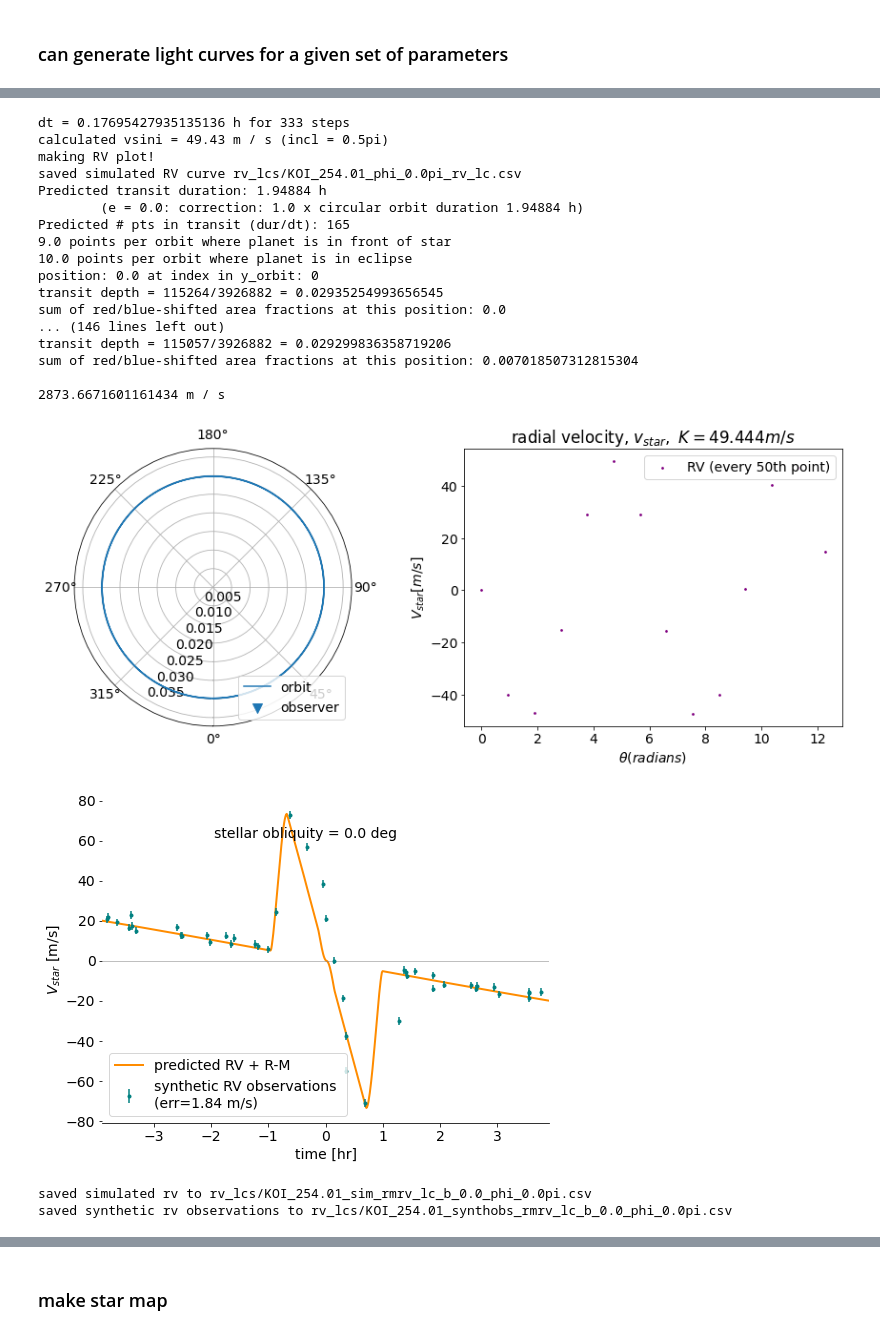
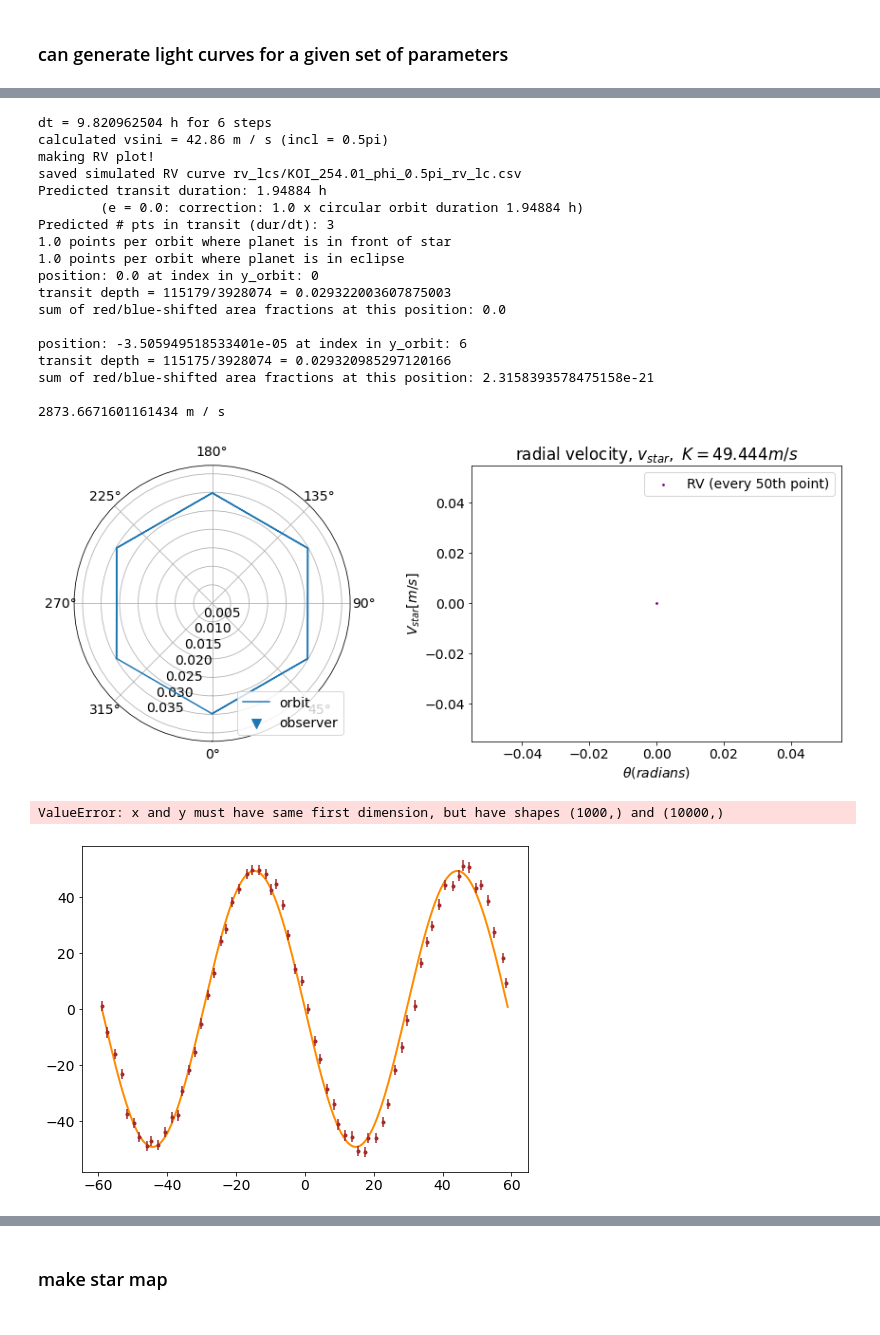
Before and after one commit to namagu/rossiter-mclaughlin-coaddventure, a Jupyter notebook: rv_from_scratch.ipynb, the cells around one changed output, grey strips where cells are left out. Cells and saved outputs as stored; diff of their text form; code cells hidden in the pictures.

```diff
--- a/rv_from_scratch.ipynb
+++ b/rv_from_scratch.ipynb
@@ -411,6 +411,8 @@ def predict_rm(t_array, r, thetas, x, y, z):
 
     x_boundaries = [left_edge, 0, 0, right_edge]
 
+    blue_area =
+
     testN = 5000000
     pl_r = rp.to(u.AU).value
     st_r = rstar.to(u.AU).value
@@ -460,7 +462,8 @@ def predict_rm(t_array, r, thetas, x, y, z):
 
         # is the point in the blue part of the star?
         # less blue light -> looks more red-shifted (moving away from viewer)
-        blue_mask = (pl_xtest > x_boundaries[0]) & (pl_xtest < x_boundaries[1])
+        #blue_mask = (pl_xtest > x_boundaries[0]) & (pl_xtest < x_boundaries[1])
+        blue_mask = (pl_ytest > pl_xtest*2*rstar*np.cos(phi_star))
         blue_blocked = len(pl_xtest[blue_mask]) / starN
         drv += blue_blocked * obs_vrot
         if debug: print(f"{blue_blocked*100}% blue light blocked")
@@ -561,7 +567,7 @@ r0 = a * (1 - e)  # initial planet position, default: periastron
 
 
 # initialize kepler solving
-n = 5000         # number of steps
+n = 100         # number of steps
 nP = 2            # number of periodts the time goes for
 # %% [markdown]
 ### can generate light curves for a given set of parameters
@@ -594,24 +600,25 @@ t_obs, ro, thetaso, xo, yo, zo = kepler_solver(n//15, P, nP, theta0, r0, 0.01)
 
 rmrv_obs = predict_rm(t_obs, ro, thetaso, xo,yo,zo)
 # %% [output]
-dt = 0.17695427935135136 h for 333 steps
-calculated vsini = 49.43 m / s (incl = 0.5pi)
+dt = 9.820962504 h for 6 steps
+calculated vsini = 42.86 m / s (incl = 0.5pi)
 making RV plot!
-saved simulated RV curve rv_lcs/KOI_254.01_phi_0.0pi_rv_lc.csv
+saved simulated RV curve rv_lcs/KOI_254.01_phi_0.5pi_rv_lc.csv
 Predicted transit duration: 1.94884 h
         (e = 0.0: correction: 1.0 x circular orbit duration 1.94884 h)
-Predicted # pts in transit (dur/dt): 165
-9.0 points per orbit where planet is in front of star
-10.0 points per orbit where planet is in eclipse
+Predicted # pts in transit (dur/dt): 3
+1.0 points per orbit where planet is in front of star
+1.0 points per orbit where planet is in eclipse
 position: 0.0 at index in y_orbit: 0
-transit depth = 115264/3926882 = 0.02935254993656545
+transit depth = 115179/3928074 = 0.029322003607875003
 sum of red/blue-shifted area fractions at this position: 0.0
-... (146 lines left out)
-transit depth = 115057/3926882 = 0.029299836358719206
-sum of red/blue-shifted area fractions at this position: 0.007018507312815304
+
+position: -3.505949518533401e-05 at index in y_orbit: 6
+transit depth = 115175/3928074 = 0.029320985297120166
+sum of red/blue-shifted area fractions at this position: 2.3158393578475158e-21
 
 2873.6671601161434 m / s
-[figure, old version]
+[figure, new version]
 # %%
 ## set error parameters (from MAROON-X, Jenn Burt)
 sigma_phot = 1.7   # RV photon uncertainty [m/s]
@@ -649,14 +656,23 @@ skip = 1
 ax.plot((t_array - P).to(u.hr), rmrv,
         #c = 'darkorange', s=10,
         lw=2, c='darkorange',
-        label=f"predicted RV + R-M") # (scaled by {scale})")
+        label=f"modeled RV + R-M") # (scaled by {scale})")
 
 
 # plot observed
 skip=20
 ax.errorbar((t_obs - P).to(u.hr), rmrv_obs, yerr=sigma_all*(u.m/u.s),
-            c='teal', fmt='.',label=f"synthetic RV observations \n(err={sigma_all:.3} m/s)"
+            c='brown', # 'teal',  # teal for phi=0, brown for phi=other
+            fmt='.',label=f"synthetic RV observations \n(err={sigma_all:.3} m/s)"
            )
+
+compare = pd.read_csv("rv_lcs/KOI_254.01_sim_rmrv_lc_b_0.0_phi_0.111pi.csv",
+                      header=4)['radial velocity [m/s]'] * (u.m/u.s)
+ax.plot((t_array - P).to(u.hr), compare )
+
+compare0 = pd.read_csv("rv_lcs/KOI_254.01_sim_rmrv_lc_b_0.0_phi_0.0pi.csv",
+                      header=4)['radial velocity [m/s]'] * (u.m/u.s)
+ax.plot((t_array - P).to(u.hr), compare0 )
 
 # plot just the r-m distrubance
 # scale = 1
@@ -680,37 +696,39 @@ ax.errorbar((t_obs - P).to(u.hr), rmrv_obs, yerr=sigma_all*(u.m/u.s),
 #         #c = 'purple', s=2,
 #         lw=2, c='purple',
 #         label=f"RV + R-M") # (scaled by {scale})")
 
 
 # formatting
 #ax.set_title(r"radial $V_{star}$ with Rossiter-McLaughlin")
 ax.set_xlabel(r"time [hr]")
 ax.set_ylabel(r"$V_{star}$ [m/s]")
 
 
 middle = 1 #P.to(u.hr).value  # 1 to start at 0
 window = np.array([-1,1])*2*dur.value
 ax.set_xlim(window[0], window[1])
-#ax.set_xlim(middle*(1-window), middle*(1+window))  # R-M window
+ax.set_ylim(-80,80)
 
 # additional visual markers
 # ax.vlines(0.5*dur.value*np.array([-1,1]),ax.get_ylim()[0],ax.get_ylim()[1],
 #           color='grey', alpha=0.4 , label=f"dur = {dur:.3}")
 ax.hlines(0,window[0],window[1],lw=1,colors='grey',alpha=0.5)
 
 for spine in ax.spines: ax.spines[spine].set_visible(False)
 ax.spines['bottom'].set_visible(True)
 
-plt.text(ax.get_xlim()[0]*0.5, ax.get_ylim()[1]*0.75, f"stellar obliquity = {phi_star * (180/np.pi):.3} deg")
+plt.text(ax.get_xlim()[1]*0, ax.get_ylim()[1]*0.75, f"stellar obliquity = {phi_star * (180/np.pi):.3} deg")
 
 #ax.set_facecolor("lightgrey")
-#plt.grid(c='white')
+plt.grid() # (c='white')
 plt.legend(loc='lower left')
 
 filename=f"plots/KOI_{koi}_rmrv_lc_b_{b}_phi_{phi_star/np.pi:.3}pi.svg"
 plt.savefig(filename, bbox_inches='tight',transparent=True)
+print(f"saving figure {filename}")
 # %% [output]
+ValueError: x and y must have same first dimension, but have shapes (1000,) and (10000,)
-[figure, old version]
+[figure, new version]
 # %%
 # output R-M RV curve
 header = f"""Planet: Rp = {rp}, M_p = {mp}
@@ -738,7 +756,4 @@ np.savetxt(filename, obs_rv_lc,
            delimiter=",",
            header=header)
 print(f"saved synthetic rv observations to {filename}")
-# %% [output]
-saved simulated rv to rv_lcs/KOI_254.01_sim_rmrv_lc_b_0.0_phi_0.0pi.csv
-saved synthetic rv observations to rv_lcs/KOI_254.01_synthobs_rmrv_lc_b_0.0_phi_0.0pi.csv
 # %%
```
Also changed, not shown: parts of 15 cells of this notebook, 1 other file.
